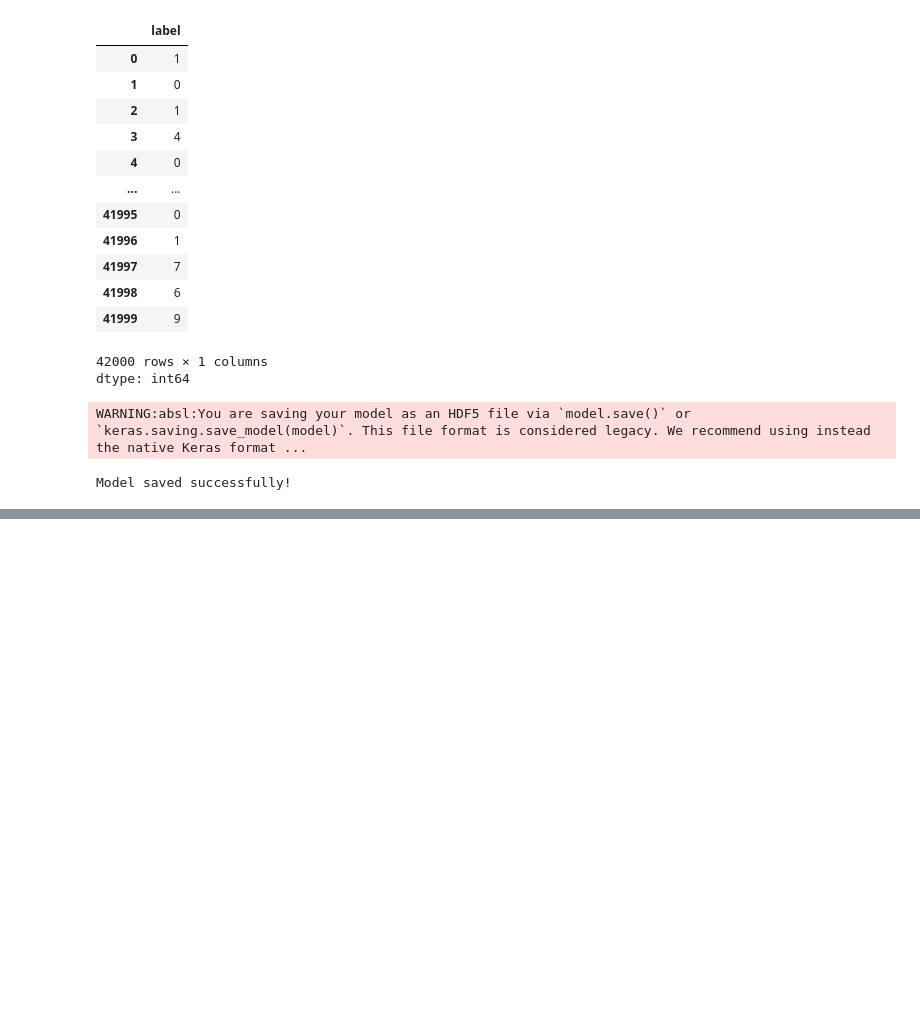
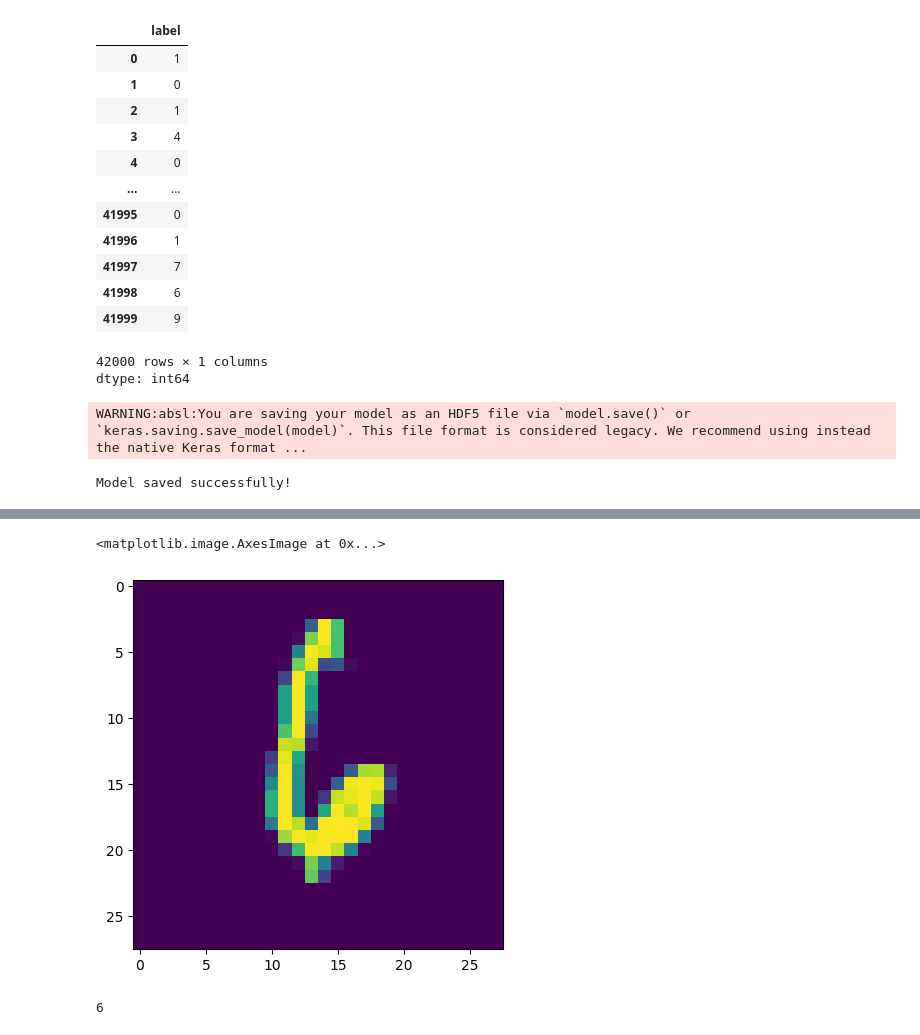
Before and after one commit to lalitha-sahitya/Handwritten-digit-recognition, a Jupyter notebook: digit_classification.ipynb, the cells around one changed output, grey strips where cells are left out. Cells and saved outputs as stored; diff of their text form; code cells hidden in the pictures; blank space fills up the shorter version.

```diff
--- a/digit_classification.ipynb
+++ b/digit_classification.ipynb
@@ -282,0 +434,9 @@ sol('/content/d238c35f371dd75bec942ae03016c02d_t.jpeg')
+# %%
+plt.imshow(data_arr[93])
+# %% [output]
+<matplotlib.image.AxesImage at 0x...>
+[figure, added]
+# %%
+m[93]
+# %% [output]
+6
```
Also changed, not shown: parts of 29 cells of this notebook.
